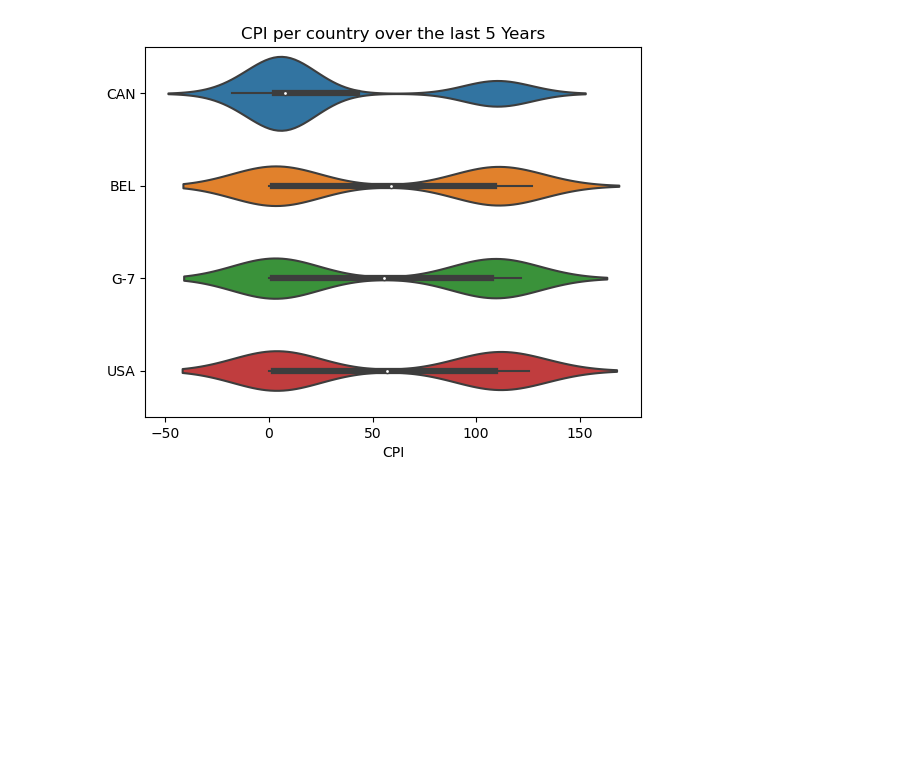
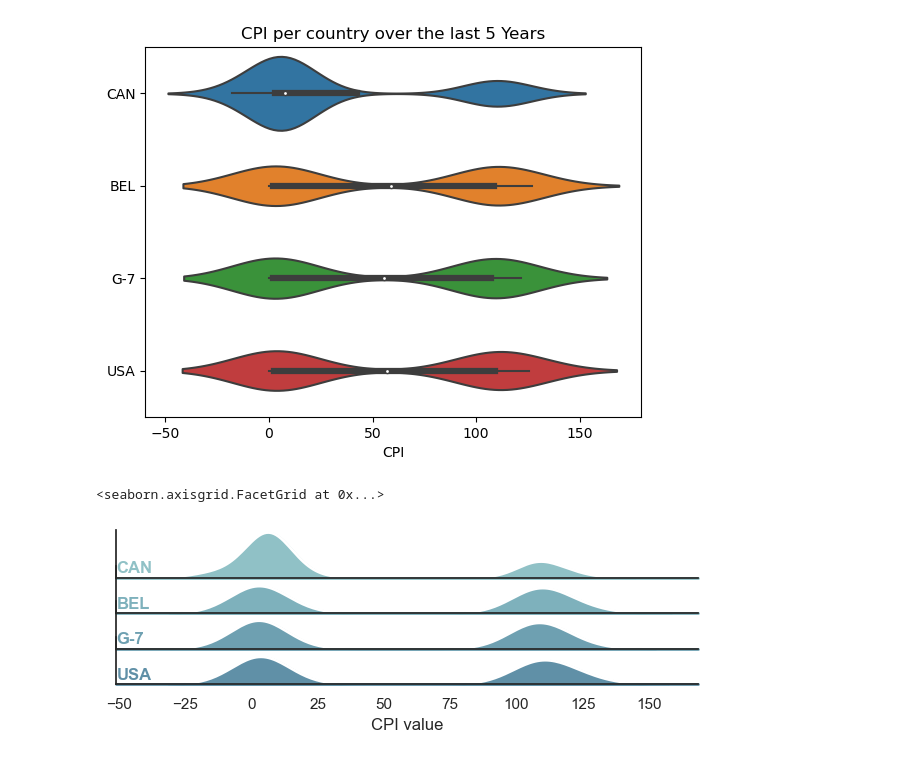
Before and after one commit to ubco-W2022T2-data301/project-group-group19, a Jupyter notebook: analysis/analysis2.ipynb, the cells around one changed output. Cells and saved outputs as stored; diff of their text form; code cells hidden in the pictures; blank space fills up the shorter version.

```diff
--- a/analysis/analysis2.ipynb
+++ b/analysis/analysis2.ipynb
@@ -417,3 +417,41 @@ plot.set_title("CPI per country over the last 5 Years")
 # %% [output]
 Text(0.5, 1.0, 'CPI per country over the last 5 Years')
 [figure]
+# %%
+
+df_CAD= mt.load('../data/processed/wrangled/CAN_TOT_2018to2022.csv')
+df_AUT= mt.load('../data/processed/wrangled/BEL_TOT_2018to2022.csv')
+df_G7=  mt.load('../data/processed/wrangled/G-7_TOT_2018to2022.csv')
+df_USA=  mt.load('../data/processed/wrangled/USA_TOT_2018to2022.csv')
+df = pd.concat([df_CAD, df_AUT,df_G7,df_USA], ignore_index=True).reset_index(drop=True)
+
+sns.set_theme(style="ticks", font_scale=1.3 )
+plt.rc("axes.spines", top=False, right=False)
+# From lab 6
+sns.set_theme(style="white", rc={"axes.facecolor": (0, 0, 0, 0)})
+#define lbl attributes
+def label(x, color, label):
+    ax = plt.gca()
+    ax.text(0, .2, label, fontweight="bold", color=color,
+            ha="left", va="center", transform=ax.transAxes)
+#init
+pal = sns.cubehelix_palette(10,rot=-.25,light=.7)
+g = sns.FacetGrid(df,row='LOCATION',hue='LOCATION',aspect=15,height=.5,palette=pal)
+
+#draw
+g.map(sns.kdeplot, 'Value', clip_on=False,color='w',lw=2,bw_adjust=.5)
+g.map(sns.kdeplot, 'Value',bw_adjust=.5,clip_on=False,fill=True,alpha=1,linewidth=1.5)
+
+#define
+g.refline(y=0, linewidth=2, linestyle="-", color=None, clip_on=False)
+
+
+
+#label
+g.map(label,'LOCATION')
+g.figure.subplots_adjust(hspace=-.25)
+g.set_titles("")
+g.set(yticks=[],ylabel="", xlabel="CPI value")
+# %% [output]
+<seaborn.axisgrid.FacetGrid at 0x...>
+[figure, added]
```
Also changed, not shown: parts of 2 cells of this notebook.
